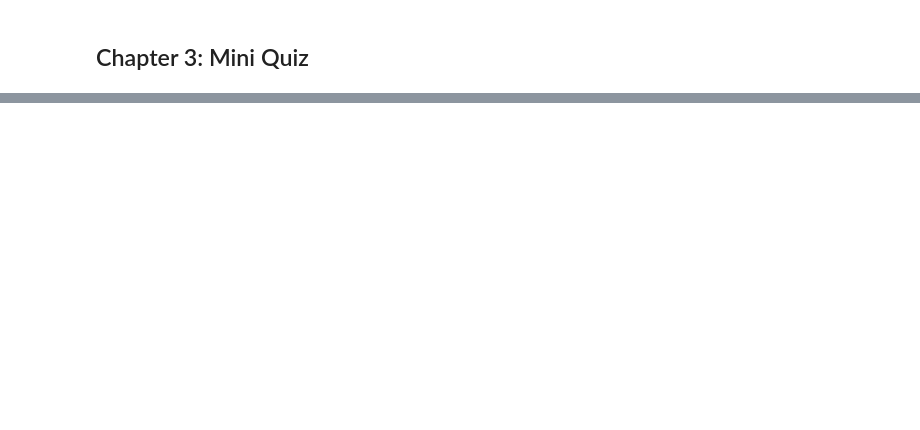
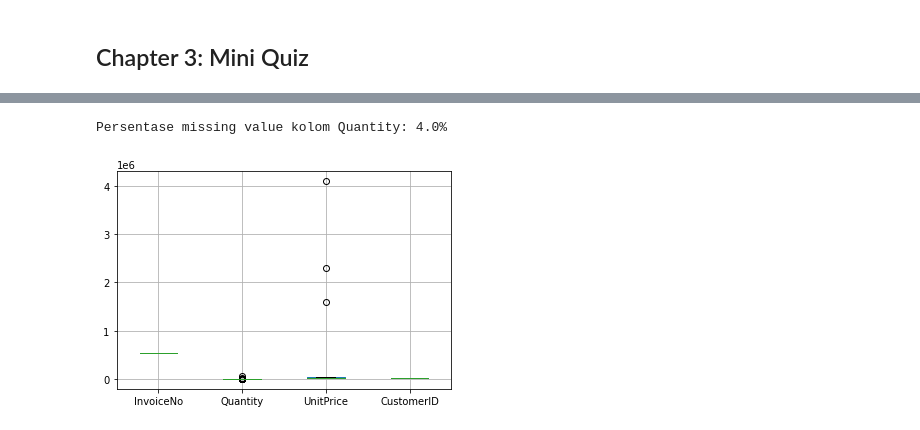
Before and after one commit to himayatulmillah/dqlab-course, a Jupyter notebook: Data Quality with Python for Beginner.ipynb, the cells around one changed output, grey strips where cells are left out. Drawn from its saved outputs; the diff is of its cells as text; code cells hidden in the pictures; blank space fills up the shorter version.

```diff
--- a/Data Quality with Python for Beginner.ipynb
+++ b/Data Quality with Python for Beginner.ipynb
@@ -40,0 +384,7 @@ Di sini semakin jelas bahwa quantity dan GMV itu berkorelasi positif. Jadi jika
+# %%
+# Baca dataset uncleaned_raw.csv
+uncleaned_raw = pd.read_csv('https://dqlab-dataset.s3-ap-southeast-1.amazonaws.com/uncleaned_raw.csv')
+
+#inspeksi dataframe uncleaned_raw
+print(uncleaned_raw.shape)
+uncleaned_raw.head()
@@ -40,0 +413,29 @@ Di sini semakin jelas bahwa quantity dan GMV itu berkorelasi positif. Jadi jika
+# %%
+#Persentase missing value
+length_qty = len(uncleaned_raw['Quantity'])
+count_qty = uncleaned_raw['Quantity'].count()
+
+#mengurangi length dengan count
+number_of_missing_values_qty = length_qty - count_qty
+
+#mengubah ke bentuk float
+float_of_missing_values_qty = float(number_of_missing_values_qty / length_qty)
+
+#mengubah ke dalam bentuk persen
+pct_of_missing_values_qty = '{0:.1f}%'.format(float_of_missing_values_qty*100)
+
+#print hasil percent dari missing value
+print('Persentase missing value kolom Quantity:', pct_of_missing_values_qty)
+# %% [output]
+Persentase missing value kolom Quantity: 4.0%
+# %%
+#Mengisi missing value tersebut dengan mean dari kolom tersebut
+uncleaned_raw['Quantity'] = uncleaned_raw['Quantity'].fillna(uncleaned_raw['Quantity'].mean())
+# %%
+import matplotlib.pyplot as plt
+
+#Mengetahui kolom yang memiliki outliers!
+uncleaned_raw.boxplot()
+plt.show()
+# %% [output]
+[figure, added]
```
Also changed, not shown: parts of 48 cells of this notebook, 1 other file.
